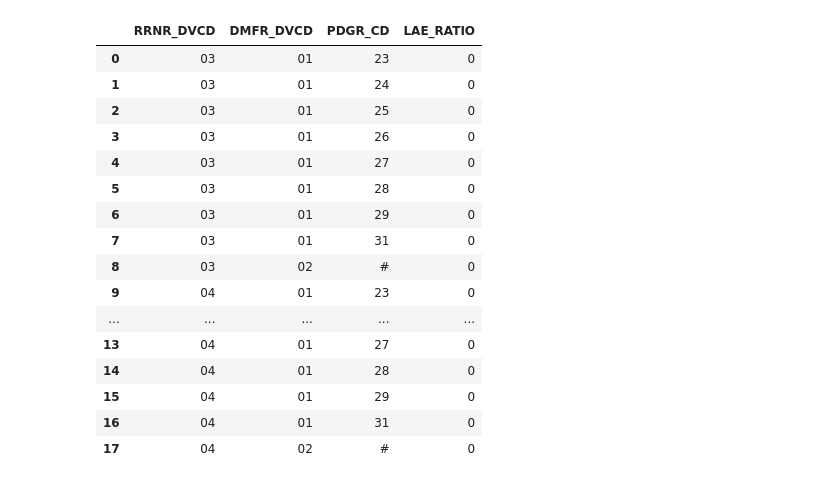
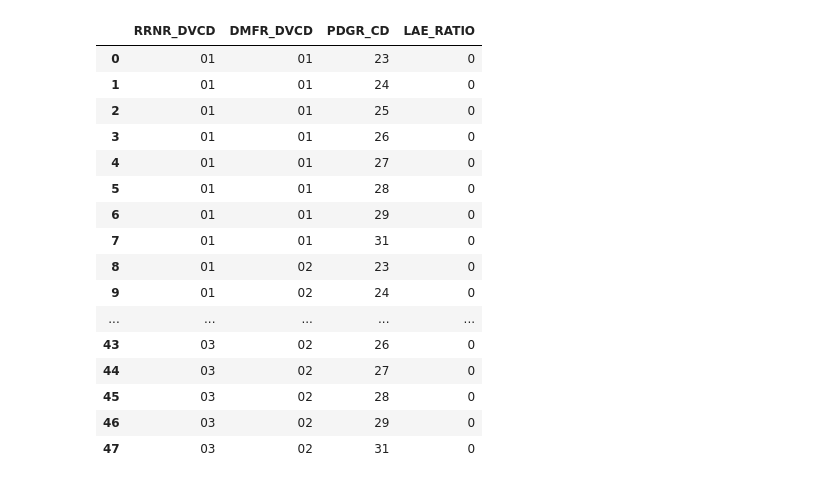
Before and after one commit to lee3jjang/qis4, a Jupyter notebook: 현행추정부채_일반.ipynb, the cells around one changed output. Cells and saved outputs as stored; diff of their text form; code cells hidden in the pictures.

```diff
--- a/현행추정부채_일반.ipynb
+++ b/현행추정부채_일반.ipynb
@@ -132,37 +132,46 @@ FILE_PATH = Path('./data/현행추정부채_일반')
 일반_직전3년보험금손조비_가공 = pd.concat([일반_원수_직전3년보험금손조비_가공, 일반_출재_직전3년보험금손조비_가공], axis=0).reset_index(drop=True)
 # %%
 # 가정산출
+## 최종손해율
+### 8개 상품군(화재, 기술, 근재, 책임, 종합, 상해, 기타, 해상) 가정 사용
+일반_최종손해율 = 일반_최종손해율.loc[lambda x: x['PDGR_CD'].isin(['23', '24', '25', '26', '27', '28', '29', '31'])]
+
 ## 손해조사비율
+### 1. 원수+수재, 출재로 그룹핑
+### 2. PDGR_CD 단위로 그룹핑
+### 3. 해외의 경우 PDGR_CD 구분없이 산출
 일반_손해조사비율 = 일반_직전3년보험금손조비_가공.copy()
 일반_손해조사비율.loc[lambda x: x['RRNR_DVCD'].isin(['01', '02']), 'RRNR_DVCD'] = '04'
 일반_손해조사비율.loc[lambda x: x['DMFR_DVCD']=='02', 'PDGR_CD'] = '#'
 일반_손해조사비율 = 일반_손해조사비율.groupby(['RRNR_DVCD', 'DMFR_DVCD', 'PDGR_CD'])[['DAG_IVMT', 'PYN_BNF']].sum() \
         .eval('LAE_RATIO = DAG_IVMT/PYN_BNF') \
         .reset_index() \
         .drop(['DAG_IVMT', 'PYN_BNF'], axis=1)
-일반_손해조사비율
-# 일반_원수_손해조사비율 = 일반_손해조사비율.loc[lambda x: x['RRNR_DVCD'] == '04'].copy().assign(RRNR_DVCD = '01')
-# 일반_수재_손해조사비율 = 일반_손해조사비율.loc[lambda x: x['RRNR_DVCD'] == '04'].copy().assign(RRNR_DVCD = '02')
-# 일반_출재_손해조사비율 = 일반_손해조사비율.query('RRNR_DVCD == "03"').copy()
-# 일반_손해조사비율 = pd.concat([일반_원수_손해조사비율, 일반_수재_손해조사비율, 일반_출재_손해조사비율]).reset_index(drop=True)
+일반_손해조사비율_국내 = 일반_손해조사비율.loc[lambda x: x['DMFR_DVCD']=='01']
+일반_손해조사비율_해외 = pd.concat([일반_손해조사비율.loc[lambda x: x['DMFR_DVCD']=='02'].copy().assign(PDGR_CD = pdgr_cd) for pdgr_cd in ['23', '24', '25', '26', '27', '28', '29', '31']])
+일반_손해조사비율 = pd.concat([일반_손해조사비율_국내, 일반_손해조사비율_해외], axis=0)
+일반_원수_손해조사비율 = 일반_손해조사비율.loc[lambda x: x['RRNR_DVCD'] == '04'].copy().assign(RRNR_DVCD = '01')
+일반_수재_손해조사비율 = 일반_손해조사비율.loc[lambda x: x['RRNR_DVCD'] == '04'].copy().assign(RRNR_DVCD = '02')
+일반_출재_손해조사비율 = 일반_손해조사비율.query('RRNR_DVCD == "03"').copy()
+일반_손해조사비율 = pd.concat([일반_원수_손해조사비율, 일반_수재_손해조사비율, 일반_출재_손해조사비율]).reset_index(drop=True)
 # %% [output]
 |  | RRNR_DVCD | DMFR_DVCD | PDGR_CD | LAE_RATIO |
-| 0 | 03 | 01 | 23 | 0 |
-| 1 | 03 | 01 | 24 | 0 |
-| 2 | 03 | 01 | 25 | 0 |
-| 3 | 03 | 01 | 26 | 0 |
-| 4 | 03 | 01 | 27 | 0 |
-| 5 | 03 | 01 | 28 | 0 |
-| 6 | 03 | 01 | 29 | 0 |
-| 7 | 03 | 01 | 31 | 0 |
-| 8 | 03 | 02 | # | 0 |
-| 9 | 04 | 01 | 23 | 0 |
+| 0 | 01 | 01 | 23 | 0 |
+| 1 | 01 | 01 | 24 | 0 |
+| 2 | 01 | 01 | 25 | 0 |
+| 3 | 01 | 01 | 26 | 0 |
+| 4 | 01 | 01 | 27 | 0 |
+| 5 | 01 | 01 | 28 | 0 |
+| 6 | 01 | 01 | 29 | 0 |
+| 7 | 01 | 01 | 31 | 0 |
+| 8 | 01 | 02 | 23 | 0 |
+| 9 | 01 | 02 | 24 | 0 |
 | ... | ... | ... | ... | ... |
-| 13 | 04 | 01 | 27 | 0 |
-| 14 | 04 | 01 | 28 | 0 |
-| 15 | 04 | 01 | 29 | 0 |
-| 16 | 04 | 01 | 31 | 0 |
-| 17 | 04 | 02 | # | 0 |
+| 43 | 03 | 02 | 26 | 0 |
+| 44 | 03 | 02 | 27 | 0 |
+| 45 | 03 | 02 | 28 | 0 |
+| 46 | 03 | 02 | 29 | 0 |
+| 47 | 03 | 02 | 31 | 0 |
 # %%
 # 데이터 집계
 ## 미경과보험료
```
Also changed, not shown: parts of 1 cell of this notebook.
